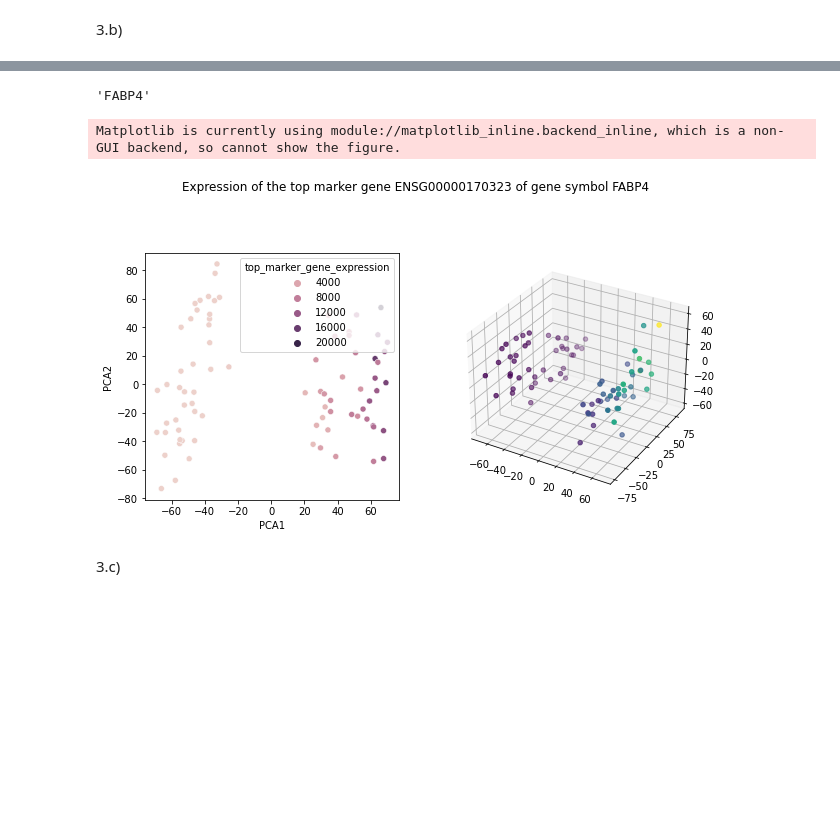
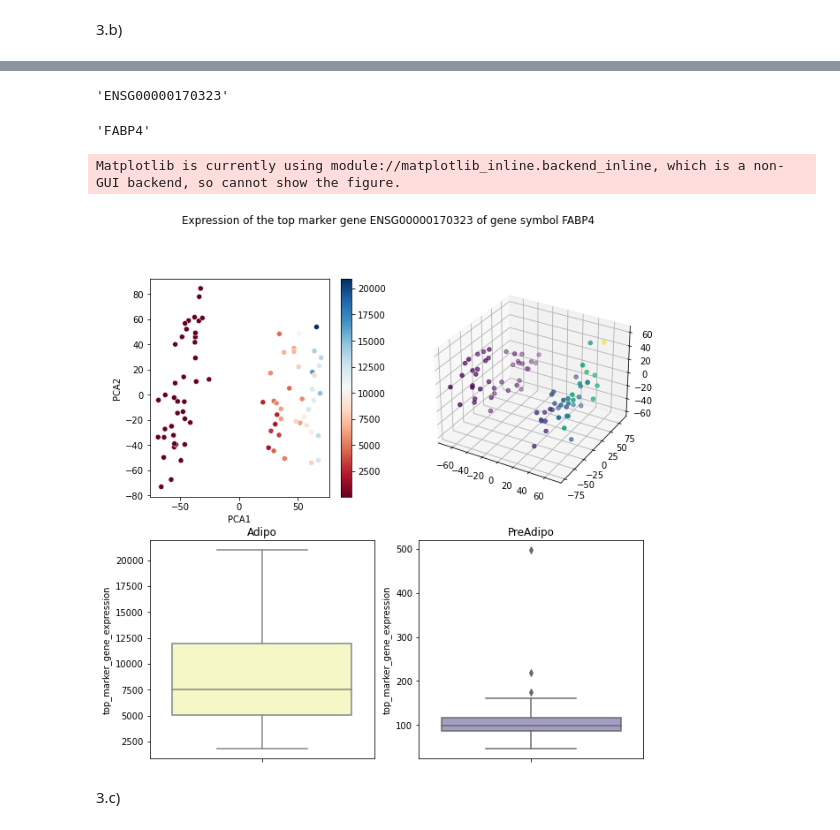
Before and after one commit to CamilleChallier/Transcriptomics_project, a Jupyter notebook: camille.ipynb, the cells around one changed output, grey strips where cells are left out. Cells and saved outputs as stored; diff of their text form; code cells hidden in the pictures; blank space fills up the shorter version.

```diff
--- a/camille.ipynb
+++ b/camille.ipynb
@@ -298,8 +311,15 @@ transcriptomics_annotate
+# %%
+#Selection of the gene that has the highest log2_fold_change (de_results previously sort)
+top_marker_gene = de_results.index[0]
+# %%
+top_marker_gene
+# %% [output]
+'ENSG00000170323'
 # %%
-pca_output_log_df["top_marker_gene_expression"] = np.array(transcriptomics.loc['ENSG00000170323'])
+pca_output_log_df["top_marker_gene_expression"] = np.array(transcriptomics.loc[top_marker_gene])
 pca_output_log_df["top_marker_gene_expression"] = pca_output_log_df["top_marker_gene_expression"].astype(float)
 # %%
-name = transcriptomics_annotate.loc["ENSG00000170323"].Name
+name = transcriptomics_annotate.loc[top_marker_gene].Name
 name
 # %% [output]
 'FABP4'
@@ -315,12 +335,28 @@ def top_marker_gene_plot (df, column_name, Ensembl_name, Gene_symbol):
     ax1.scatter3D(df['PCA1'], df['PCA2'], df['PCA3'], c =df[column_name])#, cmap=cmap)
 
     ax2 = fig.add_subplot(2, 2, 1)
-    ax2 = sns.scatterplot(x=df['PCA1'], y=df['PCA2'], hue=df[column_name] , cmap=cmap)
+    ax2=sns.scatterplot(data=df, x='PCA1', y='PCA2', hue=column_name, palette='RdBu')
+    norm = plt.Normalize(df[column_name].min(), df[column_name].max())
+    sm = plt.cm.ScalarMappable(cmap="RdBu", norm=norm)
+    sm.set_array([])
+    # Remove the legend and add a colorbar
+    ax2.get_legend().remove()
+    ax2.figure.colorbar(sm)
+
+    ax3 = fig.add_subplot(2, 2, 3)
+    ax3.set_title("Adipo")
+    ax3 = sns.boxplot(data=df[df.groups == 'Adipo'], y=column_name, palette="RdYlGn")
+
+
+    ax4 = fig.add_subplot(2, 2, 4)
+    ax4.set_title("PreAdipo")
+    ax4 = sns.boxplot(data=df[df.groups == 'PreAdipo'], y=column_name, palette="Purples")
+
     fig.show()
 # %%
-top_marker_gene_plot(pca_output_log_df,"top_marker_gene_expression", "ENSG00000170323", name)
+top_marker_gene_plot(pca_output_log_df,"top_marker_gene_expression", top_marker_gene, name)
 # %% [output]
 Matplotlib is currently using module://matplotlib_inline.backend_inline, which is a non-GUI backend, so cannot show the figure.
-[figure, old version]
+[figure, new version]
 # %% [markdown]
 3.c)
```
Also changed, not shown: parts of 24 cells of this notebook.
